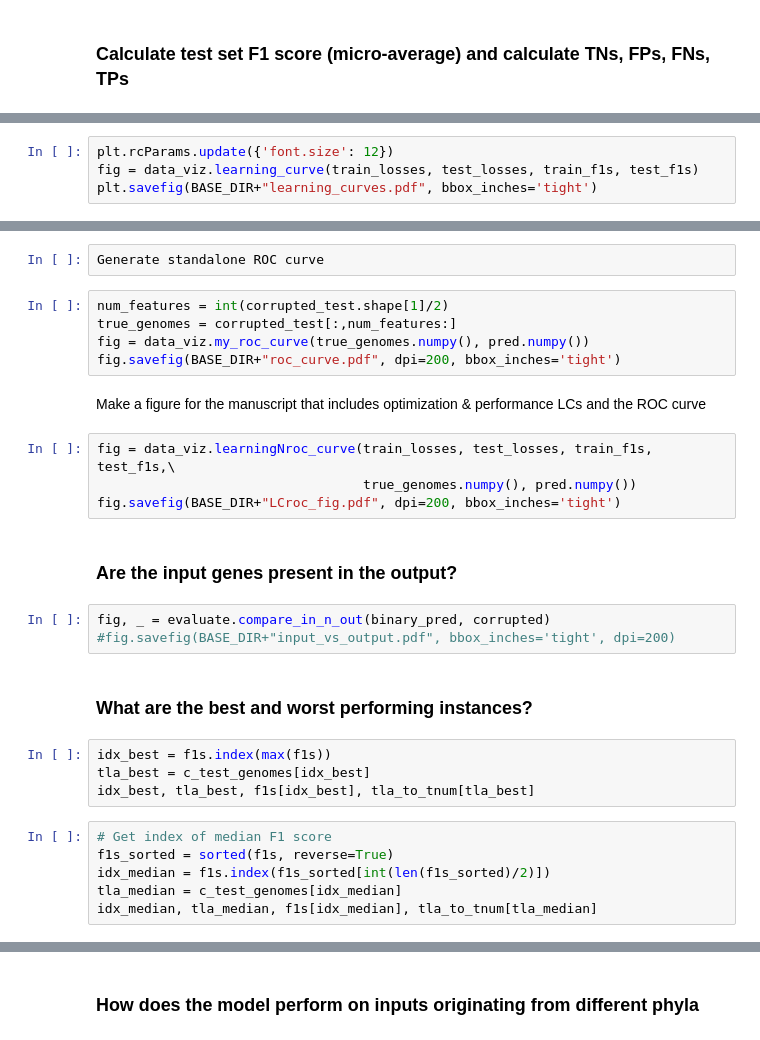
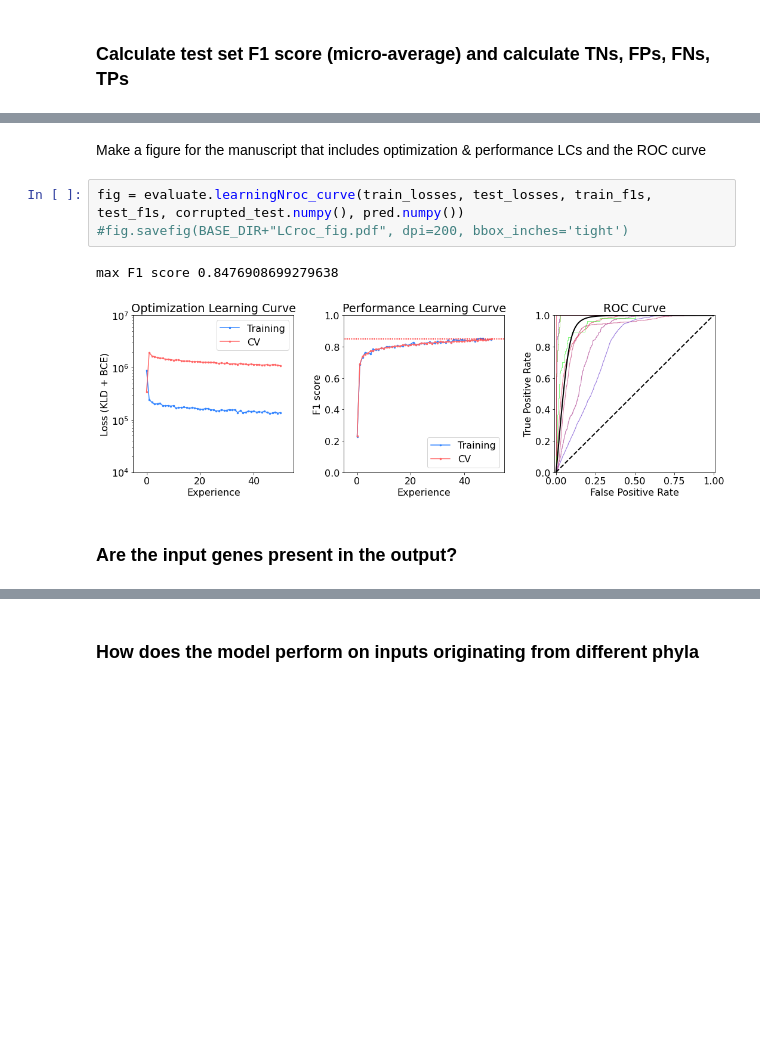
Before and after one commit to natasha-dudek/DeepGenomeVector, a Jupyter notebook: main.ipynb, the cells around one changed output, grey strips where cells are left out. Saved outputs shown, nothing was run; the diff lists cells and outputs as text; blank space fills up the shorter version.

```diff
--- a/main.ipynb
+++ b/main.ipynb
@@ -309,4 +300,0 @@ fig = data_viz.kld_vs_bce(kld, bce)
-# %%
-plt.rcParams.update({'font.size': 12})
-fig = data_viz.learning_curve(train_losses, test_losses, train_f1s, test_f1s)
-plt.savefig(BASE_DIR+"learning_curves.pdf", bbox_inches='tight')
@@ -315,30 +301,10 @@ plt.savefig(BASE_DIR+"learning_curves.pdf", bbox_inches='tight')
-# %%
-Generate standalone ROC curve
-# %%
-num_features = int(corrupted_test.shape[1]/2)
-true_genomes = corrupted_test[:,num_features:]
-fig = data_viz.my_roc_curve(true_genomes.numpy(), pred.numpy())
-fig.savefig(BASE_DIR+"roc_curve.pdf", dpi=200, bbox_inches='tight')
 # %% [markdown]
 Make a figure for the manuscript that includes optimization & performance LCs and the ROC curve
 # %%
-fig = data_viz.learningNroc_curve(train_losses, test_losses, train_f1s, test_f1s,\
-                                  true_genomes.numpy(), pred.numpy())
-fig.savefig(BASE_DIR+"LCroc_fig.pdf", dpi=200, bbox_inches='tight')
+fig = evaluate.learningNroc_curve(train_losses, test_losses, train_f1s, test_f1s, corrupted_test.numpy(), pred.numpy())
+#fig.savefig(BASE_DIR+"LCroc_fig.pdf", dpi=200, bbox_inches='tight')
+# %% [output]
+max F1 score 0.8476908699279638
+[figure, added]
 # %% [markdown]
 ### Are the input genes present in the output?
-# %%
-fig, _ = evaluate.compare_in_n_out(binary_pred, corrupted)
-#fig.savefig(BASE_DIR+"input_vs_output.pdf", bbox_inches='tight', dpi=200)
-# %% [markdown]
-### What are the best and worst performing instances?
-# %%
-idx_best = f1s.index(max(f1s))
-tla_best = c_test_genomes[idx_best]
-idx_best, tla_best, f1s[idx_best], tla_to_tnum[tla_best]
-# %%
-# Get index of median F1 score
-f1s_sorted = sorted(f1s, reverse=True)
-idx_median = f1s.index(f1s_sorted[int(len(f1s_sorted)/2)])
-tla_median = c_test_genomes[idx_median]
-idx_median, tla_median, f1s[idx_median], tla_to_tnum[tla_median]
```
Also changed, not shown: parts of 271 cells of this notebook, 12 other files.
